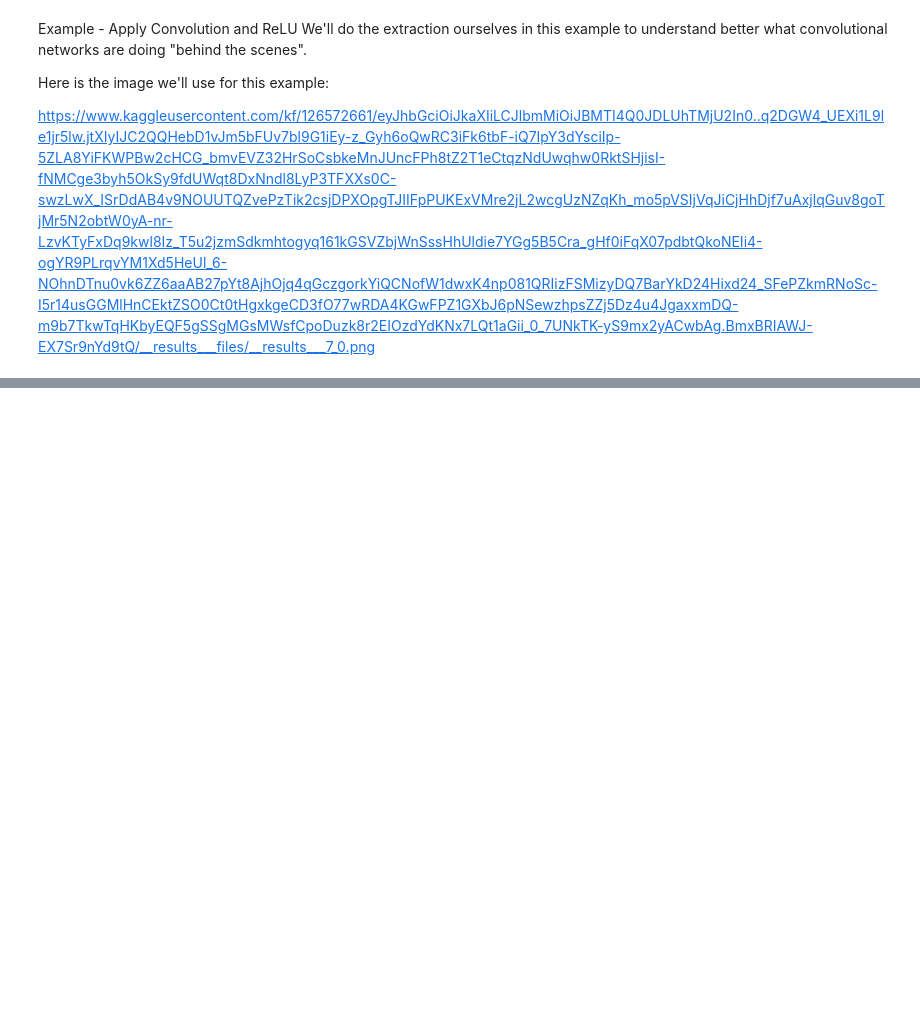
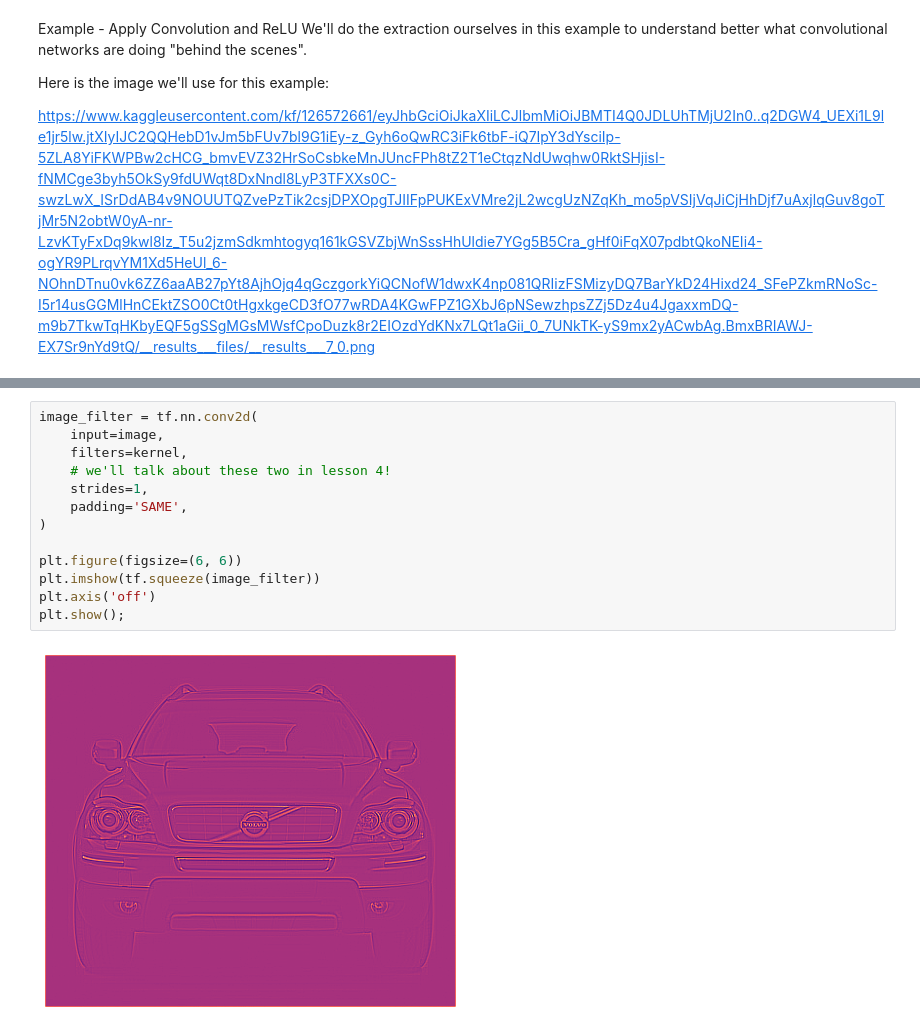
Before and after one commit to Kalderon-Sheikhman/Kaggle-All-Machine-Learning, a Jupyter notebook: 06-Computer-Vision/Computer-Vision.ipynb, the cells around one changed output, grey strips where cells are left out. Drawn from its saved outputs; the diff is of its cells as text; blank space fills up the shorter version.

```diff
--- a/06-Computer-Vision/Computer-Vision.ipynb
+++ b/06-Computer-Vision/Computer-Vision.ipynb
@@ -313,0 +341,15 @@ plt.show();
+# %%
+image_filter = tf.nn.conv2d(
+    input=image,
+    filters=kernel,
+    # we'll talk about these two in lesson 4!
+    strides=1,
+    padding='SAME',
+)
+
+plt.figure(figsize=(6, 6))
+plt.imshow(tf.squeeze(image_filter))
+plt.axis('off')
+plt.show();
+# %% [output]
+[figure, added]
```
Also changed, not shown: parts of 9 cells of this notebook, 1 other file.
